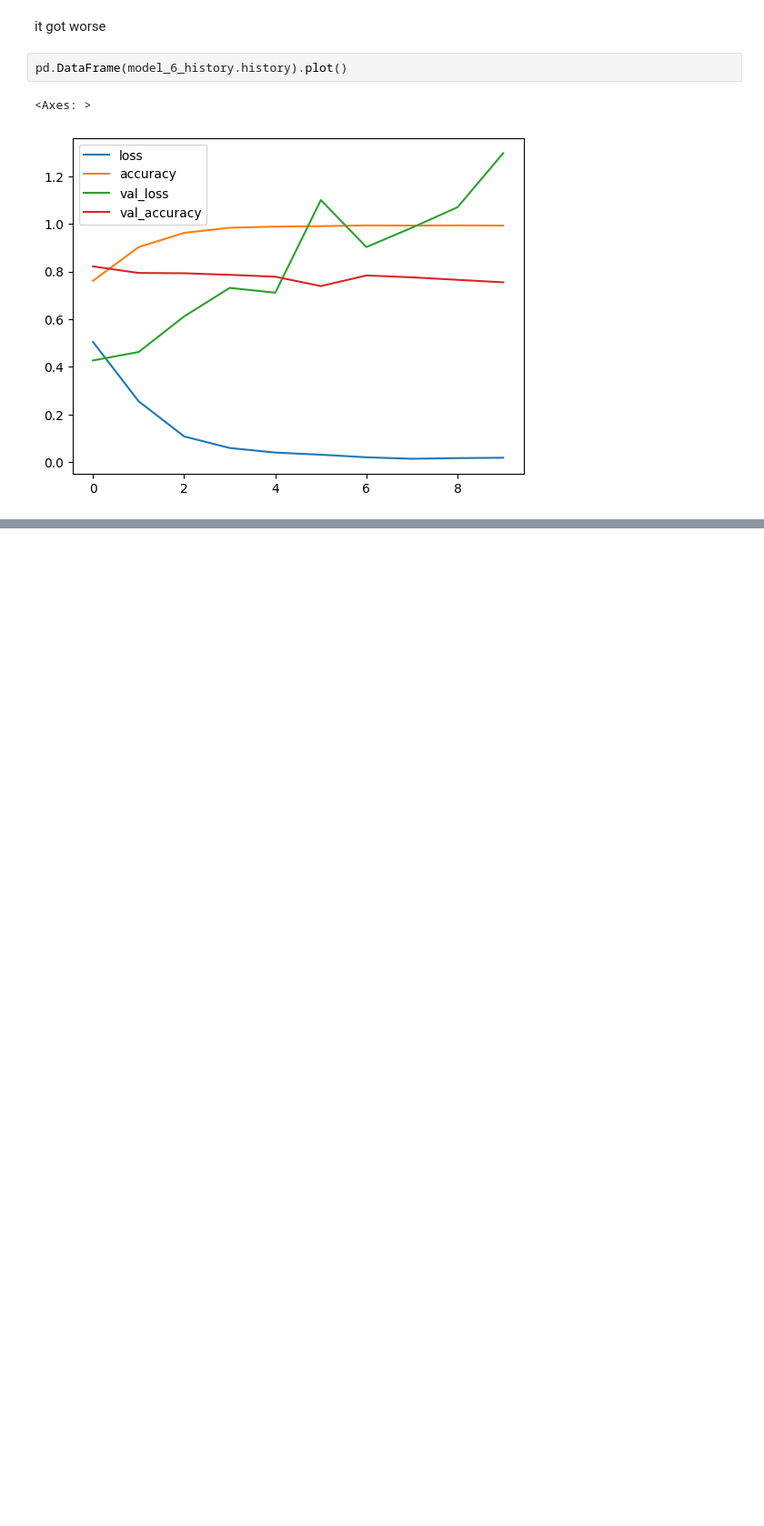
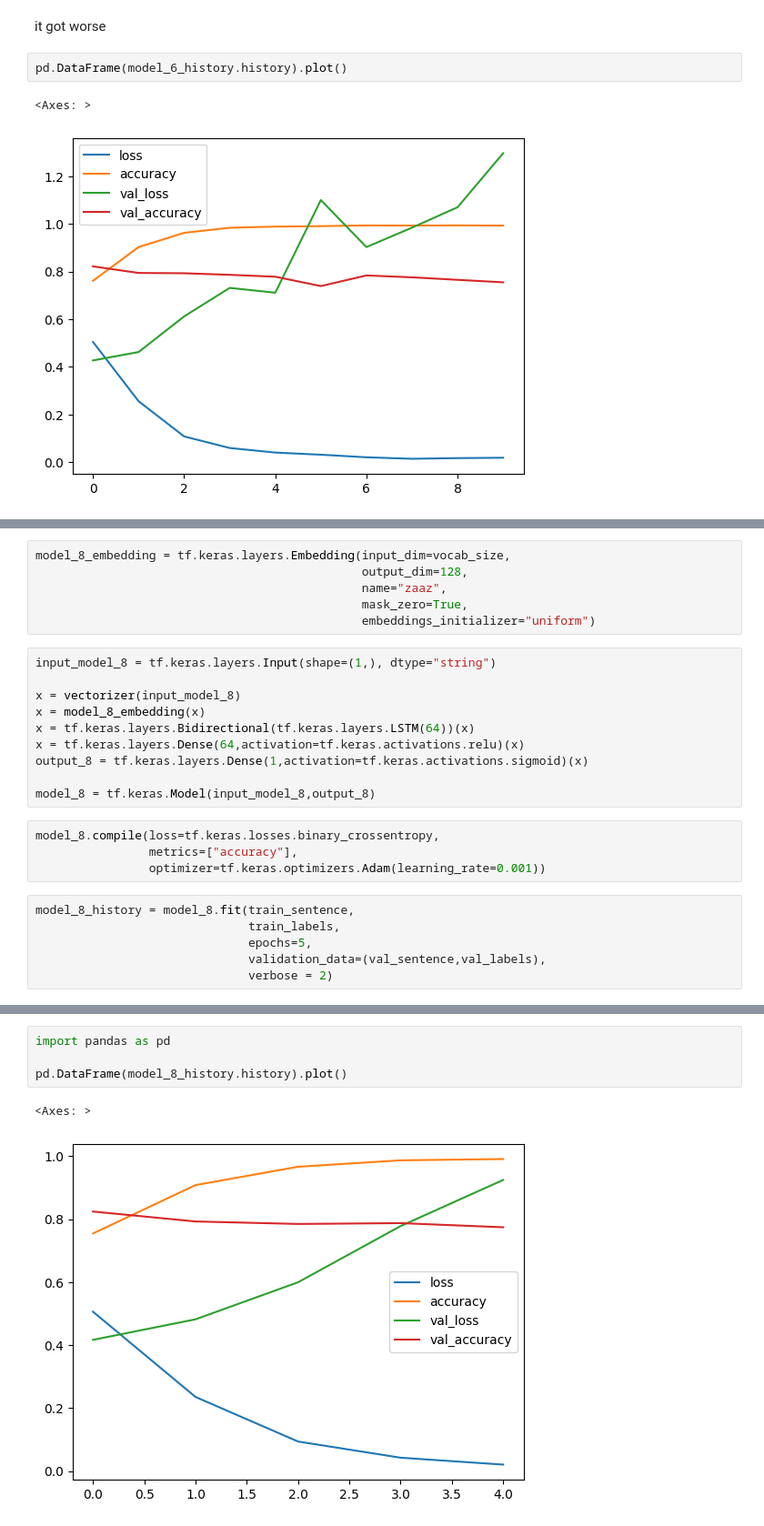
Before and after one commit to Alirs2002/tweet_sentiment_analysis, a Jupyter notebook: code.ipynb, the cells around one changed output, grey strips where cells are left out. Shown at 91% size. Cells and saved outputs as stored; diff of their text form; blank space fills up the shorter version.

```diff
--- a/code.ipynb
+++ b/code.ipynb
@@ -659,0 +719,26 @@ pd.DataFrame(model_6_history.history).plot()
+# %%
+model_8_embedding = tf.keras.layers.Embedding(input_dim=vocab_size,
+                                              output_dim=128,
+                                              name="zaaz",
+                                              mask_zero=True,
+                                              embeddings_initializer="uniform")
+# %%
+input_model_8 = tf.keras.layers.Input(shape=(1,), dtype="string")
+
+x = vectorizer(input_model_8)
+x = model_8_embedding(x)
+x = tf.keras.layers.Bidirectional(tf.keras.layers.LSTM(64))(x)
+x = tf.keras.layers.Dense(64,activation=tf.keras.activations.relu)(x)
+output_8 = tf.keras.layers.Dense(1,activation=tf.keras.activations.sigmoid)(x)
+
+model_8 = tf.keras.Model(input_model_8,output_8)
+# %%
+model_8.compile(loss=tf.keras.losses.binary_crossentropy,
+                metrics=["accuracy"],
+                optimizer=tf.keras.optimizers.Adam(learning_rate=0.001))
+# %%
+model_8_history = model_8.fit(train_sentence,
+                              train_labels,
+                              epochs=5,
+                              validation_data=(val_sentence,val_labels),
+                              verbose = 2)
@@ -659,0 +756,7 @@ pd.DataFrame(model_6_history.history).plot()
+# %%
+import pandas as pd
+
+pd.DataFrame(model_8_history.history).plot()
+# %% [output]
+<Axes: >
+[figure, added]
```
Also changed, not shown: parts of 14 cells of this notebook.
